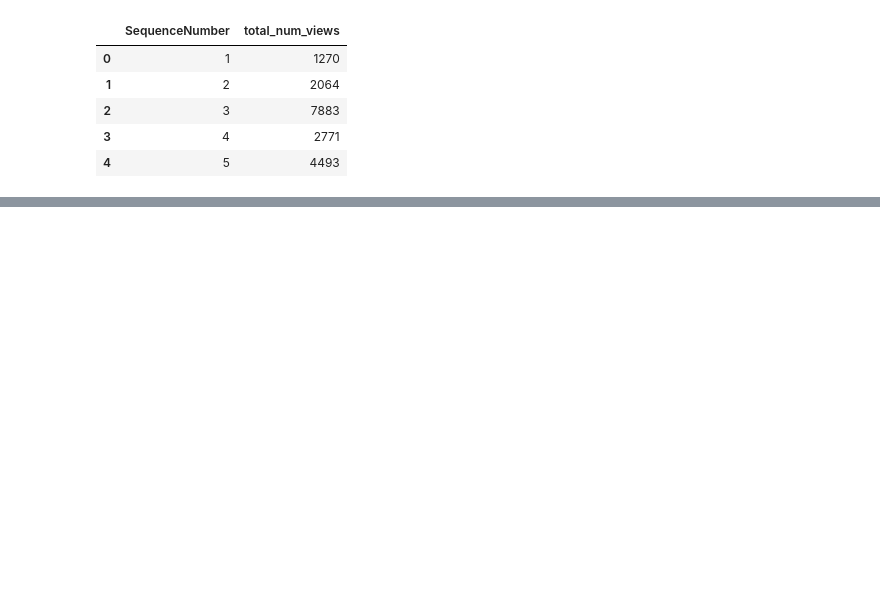
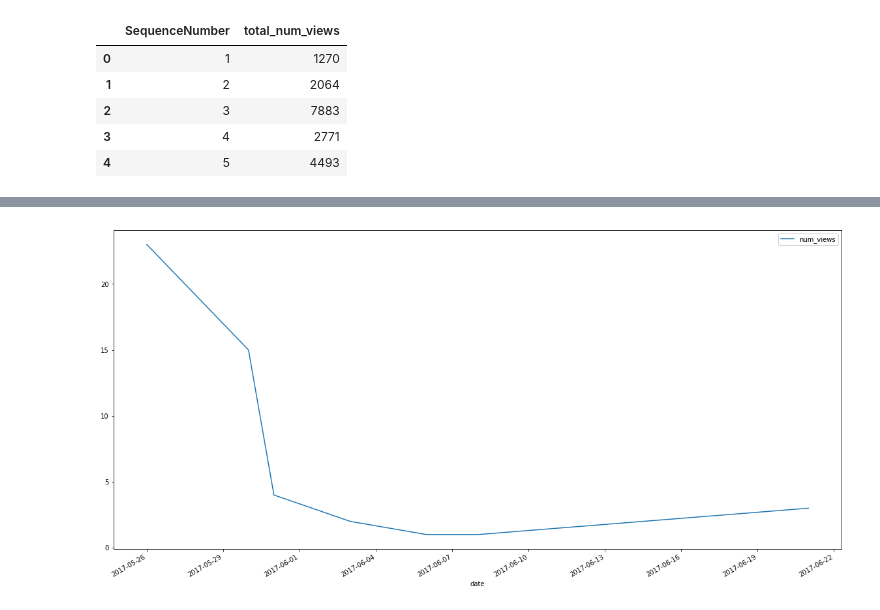
Before and after one commit to ace-racer/ContextualRecommender, a Jupyter notebook: hybird_recommender/exploration/Stream Views Forecasting.ipynb, the cells around one changed output, grey strips where cells are left out. Saved outputs shown, nothing was run; the diff lists cells and outputs as text; code cells hidden in the pictures; blank space fills up the shorter version.

```diff
--- a/hybird_recommender/exploration/Stream Views Forecasting.ipynb
+++ b/hybird_recommender/exploration/Stream Views Forecasting.ipynb
@@ -104,0 +133,14 @@ stream_views_by_month_df.plot(x='SequenceNumber', y='total_num_views')
+# %%
+
+def get_viewing_pattern_for_user(userid):
+    stream_views_for_user_df = stream_views_df[stream_views_df["USERID"] == userid]
+    stream_views_for_user_by_date_df = stream_views_for_user_df.groupby("date").size().reset_index()
+    stream_views_for_user_by_date_df.columns = ["date", "num_views"]
+    # print(stream_views_for_user_by_date_df)
+    stream_views_for_user_by_date_df['date'] = pd.to_datetime(stream_views_for_user_by_date_df['date'], format="%d-%m-%Y")
+    stream_views_for_user_by_date_df = stream_views_for_user_by_date_df.sort_values(by="date")
+    stream_views_for_user_by_date_df.plot(x='date', y='num_views')
+# %%
+get_viewing_pattern_for_user(1018)
+# %% [output]
+[figure, added]
```
Also changed, not shown: parts of 6 cells of this notebook.
